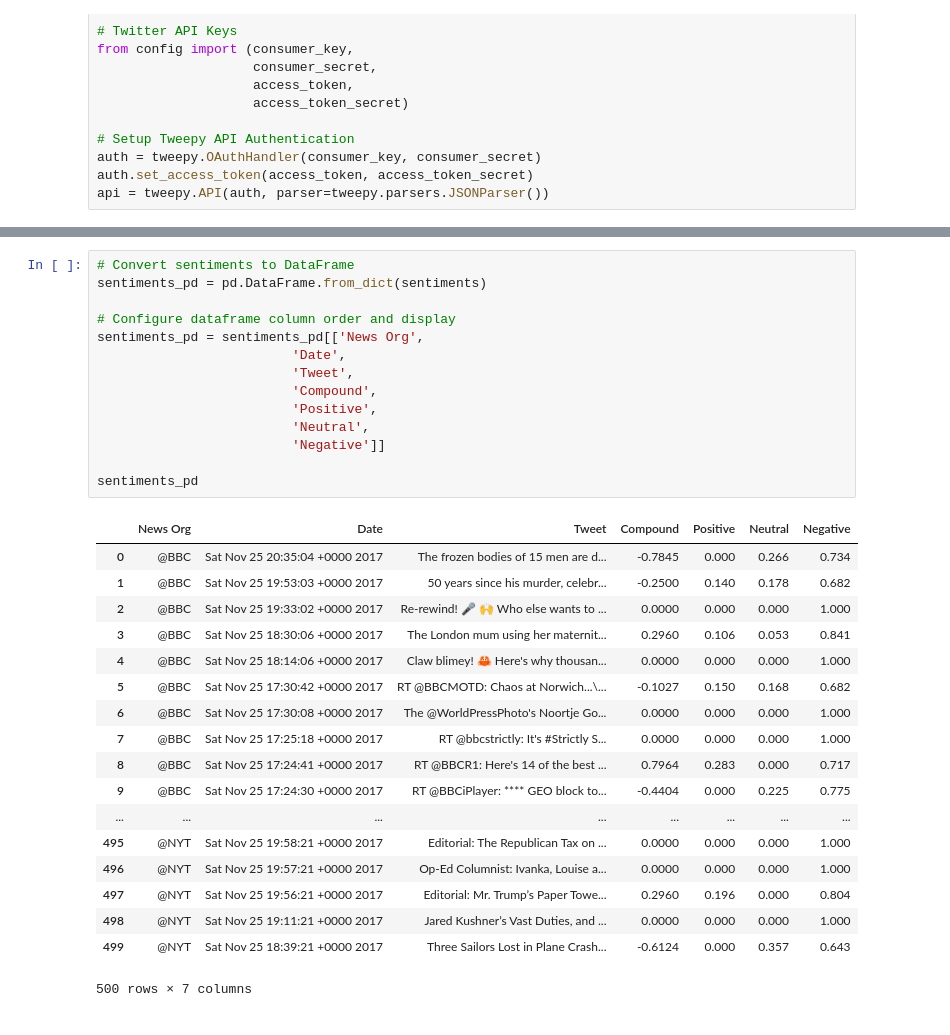
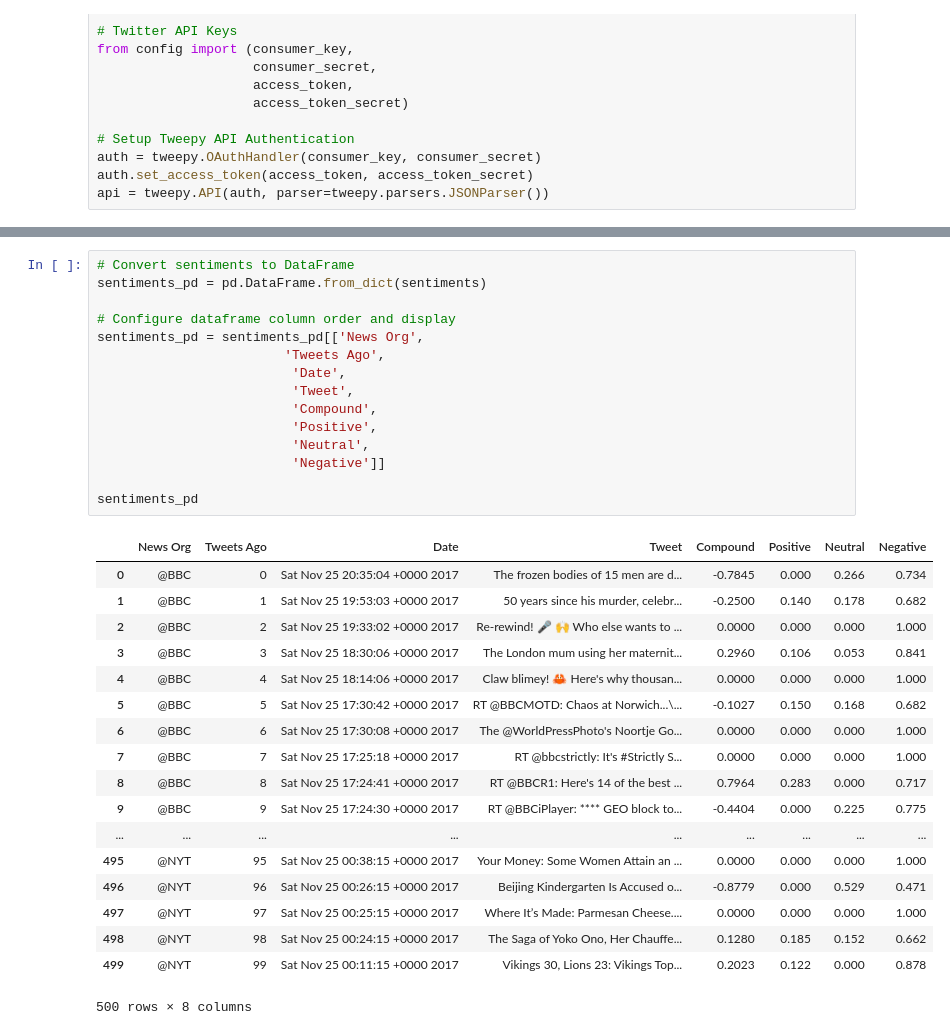
Before and after one commit to caelanosullivan/Twitter-Sentiment, a Jupyter notebook: news-org-tweets.ipynb, the cells around one changed output, grey strips where cells are left out. Cells and saved outputs as stored; diff of their text form.

```diff
--- a/news-org-tweets.ipynb
+++ b/news-org-tweets.ipynb
@@ -144,33 +151,34 @@ for target in target_users:
 # %%
 # Convert sentiments to DataFrame
 sentiments_pd = pd.DataFrame.from_dict(sentiments)
 
 # Configure dataframe column order and display
 sentiments_pd = sentiments_pd[['News Org',
+                        'Tweets Ago',
                          'Date',
                          'Tweet',
                          'Compound',
                          'Positive',
                          'Neutral',
                          'Negative']]
 
 sentiments_pd
 # %% [output]
-|  | News Org | Date | Tweet | Compound | Positive | Neutral | Negative |
-| 0 | @BBC | Sat Nov 25 20:35:04 +0000 2017 | The frozen bodies of 15 men are d... | -0.7845 | 0.000 | 0.266 | 0.734 |
-| 1 | @BBC | Sat Nov 25 19:53:03 +0000 2017 | 50 years since his murder, celebr... | -0.2500 | 0.140 | 0.178 | 0.682 |
-| 2 | @BBC | Sat Nov 25 19:33:02 +0000 2017 | Re-rewind! 🎤 🙌 Who else wants to ... | 0.0000 | 0.000 | 0.000 | 1.000 |
-| 3 | @BBC | Sat Nov 25 18:30:06 +0000 2017 | The London mum using her maternit... | 0.2960 | 0.106 | 0.053 | 0.841 |
-| 4 | @BBC | Sat Nov 25 18:14:06 +0000 2017 | Claw blimey! 🦀 Here's why thousan... | 0.0000 | 0.000 | 0.000 | 1.000 |
-| 5 | @BBC | Sat Nov 25 17:30:42 +0000 2017 | RT @BBCMOTD: Chaos at Norwich...\... | -0.1027 | 0.150 | 0.168 | 0.682 |
-| 6 | @BBC | Sat Nov 25 17:30:08 +0000 2017 | The @WorldPressPhoto's Noortje Go... | 0.0000 | 0.000 | 0.000 | 1.000 |
-| 7 | @BBC | Sat Nov 25 17:25:18 +0000 2017 | RT @bbcstrictly: It's #Strictly S... | 0.0000 | 0.000 | 0.000 | 1.000 |
-| 8 | @BBC | Sat Nov 25 17:24:41 +0000 2017 | RT @BBCR1: Here's 14 of the best ... | 0.7964 | 0.283 | 0.000 | 0.717 |
-| 9 | @BBC | Sat Nov 25 17:24:30 +0000 2017 | RT @BBCiPlayer: **** GEO block to... | -0.4404 | 0.000 | 0.225 | 0.775 |
-| ... | ... | ... | ... | ... | ... | ... | ... |
-| 495 | @NYT | Sat Nov 25 19:58:21 +0000 2017 | Editorial: The Republican Tax on ... | 0.0000 | 0.000 | 0.000 | 1.000 |
-| 496 | @NYT | Sat Nov 25 19:57:21 +0000 2017 | Op-Ed Columnist: Ivanka, Louise a... | 0.0000 | 0.000 | 0.000 | 1.000 |
-| 497 | @NYT | Sat Nov 25 19:56:21 +0000 2017 | Editorial: Mr. Trump’s Paper Towe... | 0.2960 | 0.196 | 0.000 | 0.804 |
-| 498 | @NYT | Sat Nov 25 19:11:21 +0000 2017 | Jared Kushner’s Vast Duties, and ... | 0.0000 | 0.000 | 0.000 | 1.000 |
-| 499 | @NYT | Sat Nov 25 18:39:21 +0000 2017 | Three Sailors Lost in Plane Crash... | -0.6124 | 0.000 | 0.357 | 0.643 |
+|  | News Org | Tweets Ago | Date | Tweet | Compound | Positive | Neutral | Negative |
+| 0 | @BBC | 0 | Sat Nov 25 20:35:04 +0000 2017 | The frozen bodies of 15 men are d... | -0.7845 | 0.000 | 0.266 | 0.734 |
+| 1 | @BBC | 1 | Sat Nov 25 19:53:03 +0000 2017 | 50 years since his murder, celebr... | -0.2500 | 0.140 | 0.178 | 0.682 |
+| 2 | @BBC | 2 | Sat Nov 25 19:33:02 +0000 2017 | Re-rewind! 🎤 🙌 Who else wants to ... | 0.0000 | 0.000 | 0.000 | 1.000 |
+| 3 | @BBC | 3 | Sat Nov 25 18:30:06 +0000 2017 | The London mum using her maternit... | 0.2960 | 0.106 | 0.053 | 0.841 |
+| 4 | @BBC | 4 | Sat Nov 25 18:14:06 +0000 2017 | Claw blimey! 🦀 Here's why thousan... | 0.0000 | 0.000 | 0.000 | 1.000 |
+| 5 | @BBC | 5 | Sat Nov 25 17:30:42 +0000 2017 | RT @BBCMOTD: Chaos at Norwich...\... | -0.1027 | 0.150 | 0.168 | 0.682 |
+| 6 | @BBC | 6 | Sat Nov 25 17:30:08 +0000 2017 | The @WorldPressPhoto's Noortje Go... | 0.0000 | 0.000 | 0.000 | 1.000 |
+| 7 | @BBC | 7 | Sat Nov 25 17:25:18 +0000 2017 | RT @bbcstrictly: It's #Strictly S... | 0.0000 | 0.000 | 0.000 | 1.000 |
+| 8 | @BBC | 8 | Sat Nov 25 17:24:41 +0000 2017 | RT @BBCR1: Here's 14 of the best ... | 0.7964 | 0.283 | 0.000 | 0.717 |
+| 9 | @BBC | 9 | Sat Nov 25 17:24:30 +0000 2017 | RT @BBCiPlayer: **** GEO block to... | -0.4404 | 0.000 | 0.225 | 0.775 |
+| ... | ... | ... | ... | ... | ... | ... | ... | ... |
+| 495 | @NYT | 95 | Sat Nov 25 00:38:15 +0000 2017 | Your Money: Some Women Attain an ... | 0.0000 | 0.000 | 0.000 | 1.000 |
+| 496 | @NYT | 96 | Sat Nov 25 00:26:15 +0000 2017 | Beijing Kindergarten Is Accused o... | -0.8779 | 0.000 | 0.529 | 0.471 |
+| 497 | @NYT | 97 | Sat Nov 25 00:25:15 +0000 2017 | Where It’s Made: Parmesan Cheese.... | 0.0000 | 0.000 | 0.000 | 1.000 |
+| 498 | @NYT | 98 | Sat Nov 25 00:24:15 +0000 2017 | The Saga of Yoko Ono, Her Chauffe... | 0.1280 | 0.185 | 0.152 | 0.662 |
+| 499 | @NYT | 99 | Sat Nov 25 00:11:15 +0000 2017 | Vikings 30, Lions 23: Vikings Top... | 0.2023 | 0.122 | 0.000 | 0.878 |
-500 rows × 7 columns
+500 rows × 8 columns
```
Also changed, not shown: parts of 5 cells of this notebook.
